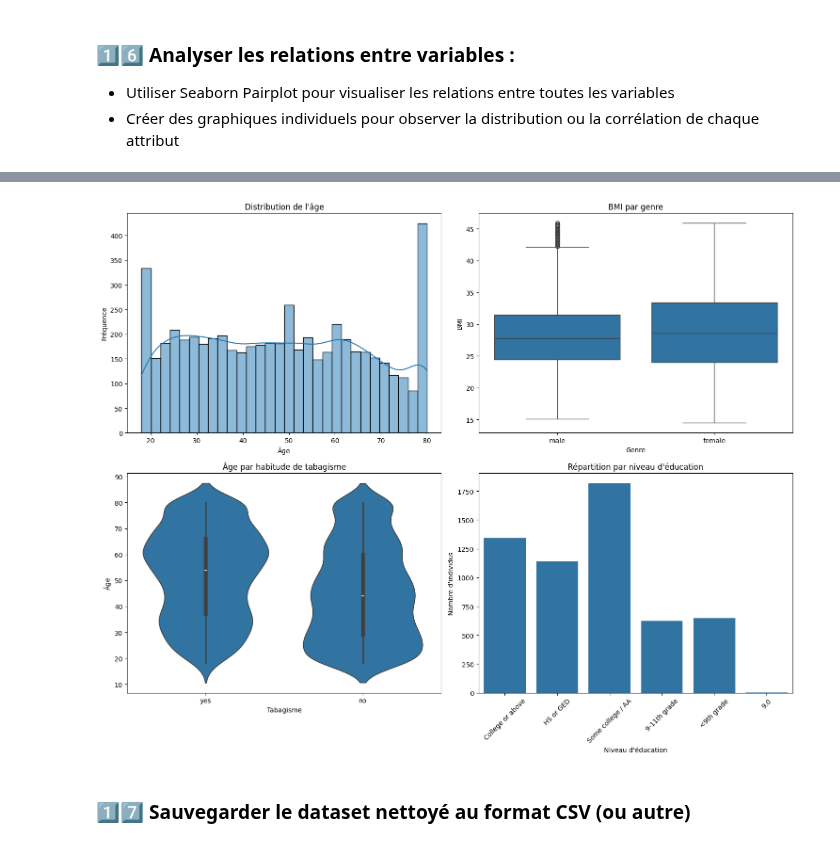
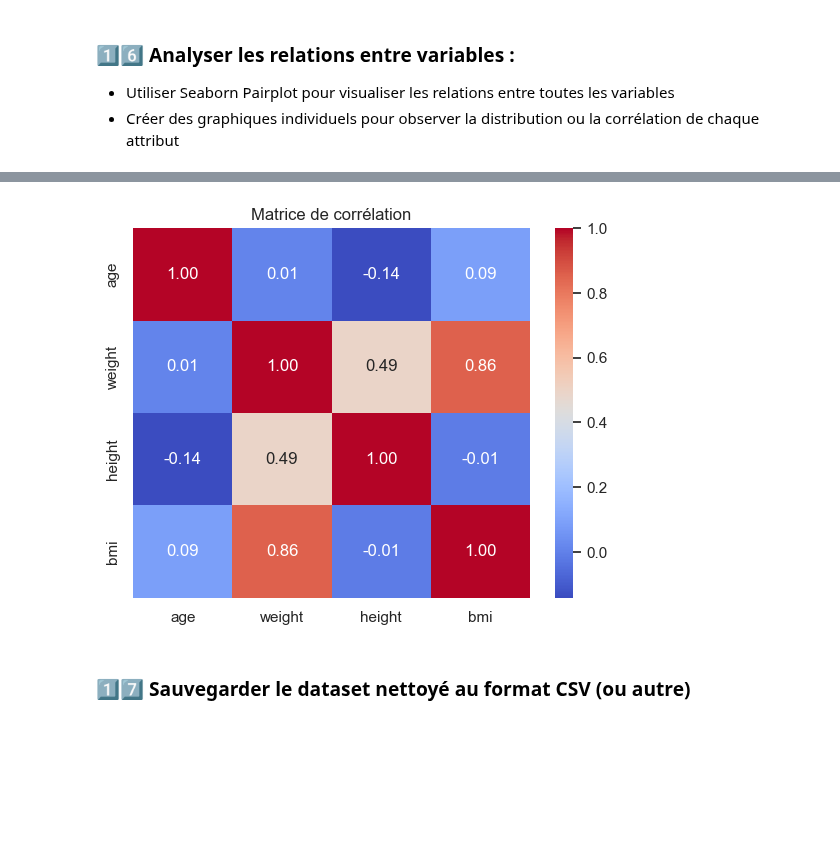
Before and after one commit to Ilhamelgharbi/sas_projet, a Jupyter notebook: health_data_analysis.ipynb, the cells around one changed output, grey strips where cells are left out. Saved outputs shown, nothing was run; the diff lists cells and outputs as text; code cells hidden in the pictures; blank space fills up the shorter version.

```diff
--- a/health_data_analysis.ipynb
+++ b/health_data_analysis.ipynb
@@ -310,40 +310,11 @@ sns.pairplot(df1)
 # %%
-# Créer des graphiques individuels pour analyser les distributions et relations
-plt.figure(figsize=(15, 12))
+corr = df_clean[['age', 'weight', 'height', 'bmi']].corr()
 
-# Distribution de l'âge
-plt.subplot(2, 2, 1)
-sns.histplot(df1['age'], bins=30, kde=True)
-plt.title('Distribution de l\'âge')
-plt.xlabel('Âge')
-plt.ylabel('Fréquence')
-
-# Relation entre genre et BMI
-plt.subplot(2, 2, 2)
-sns.boxplot(x='gender', y='bmi', data=df1)
-plt.title('BMI par genre')
-plt.xlabel('Genre')
-plt.ylabel('BMI')
-
-# Relation entre tabagisme et âge
-plt.subplot(2, 2, 3)
-sns.violinplot(x='smoking', y='age', data=df1)
-plt.title('Âge par habitude de tabagisme')
-plt.xlabel('Tabagisme')
-plt.ylabel('Âge')
-
-# Distribution du niveau d'éducation
-plt.subplot(2, 2, 4)
-sns.countplot(x='education', data=df1)
-plt.title('Répartition par niveau d\'éducation')
-plt.xlabel('Niveau d\'éducation')
-plt.ylabel('Nombre d\'individus')
-plt.xticks(rotation=45)
-
-plt.tight_layout()
+sns.heatmap(corr, annot=True, cmap='coolwarm', fmt=".2f")
+plt.title("Matrice de corrélation")
 plt.show()
 # %% [output]
-[figure, old version]
+[figure, new version]
 # %% [markdown]
 
 
```
Also changed, not shown: parts of 2 cells of this notebook.
